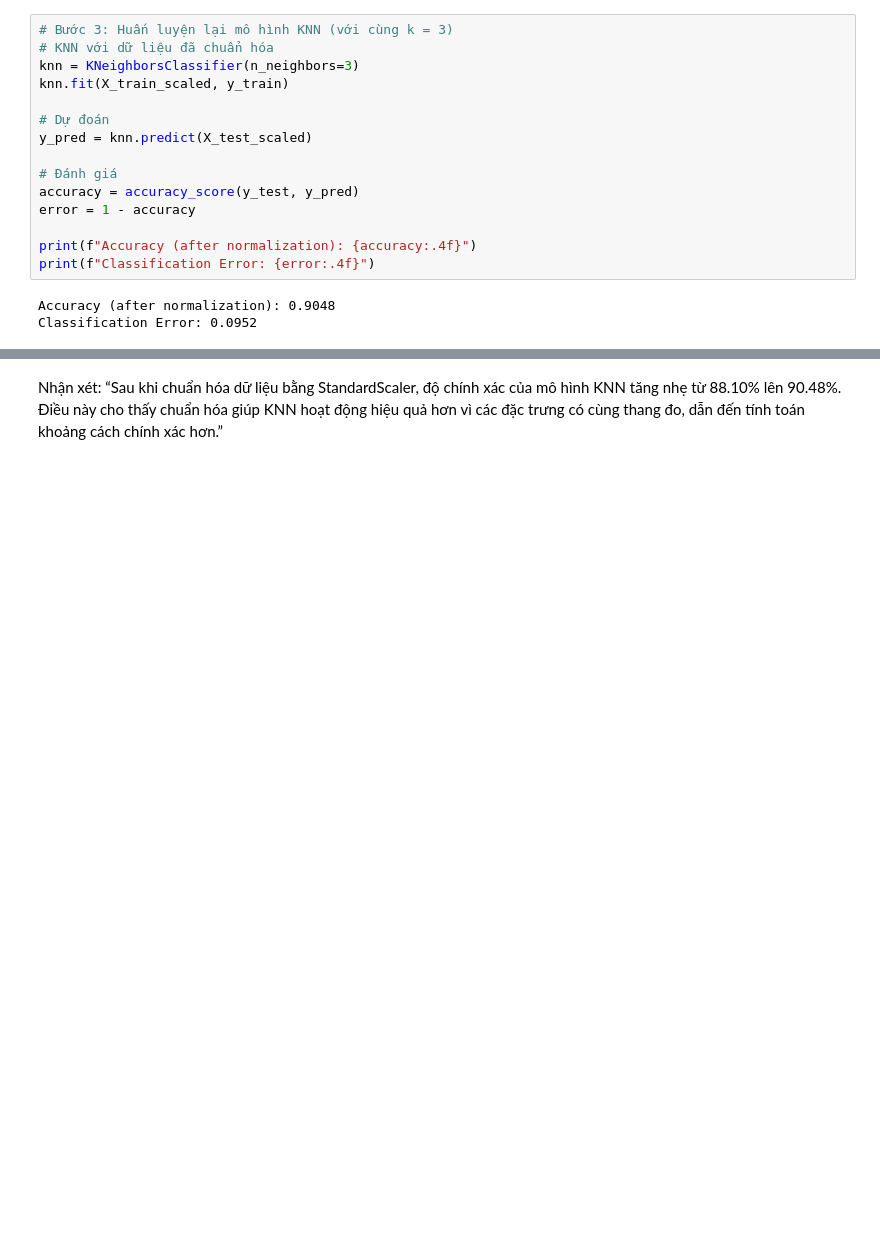
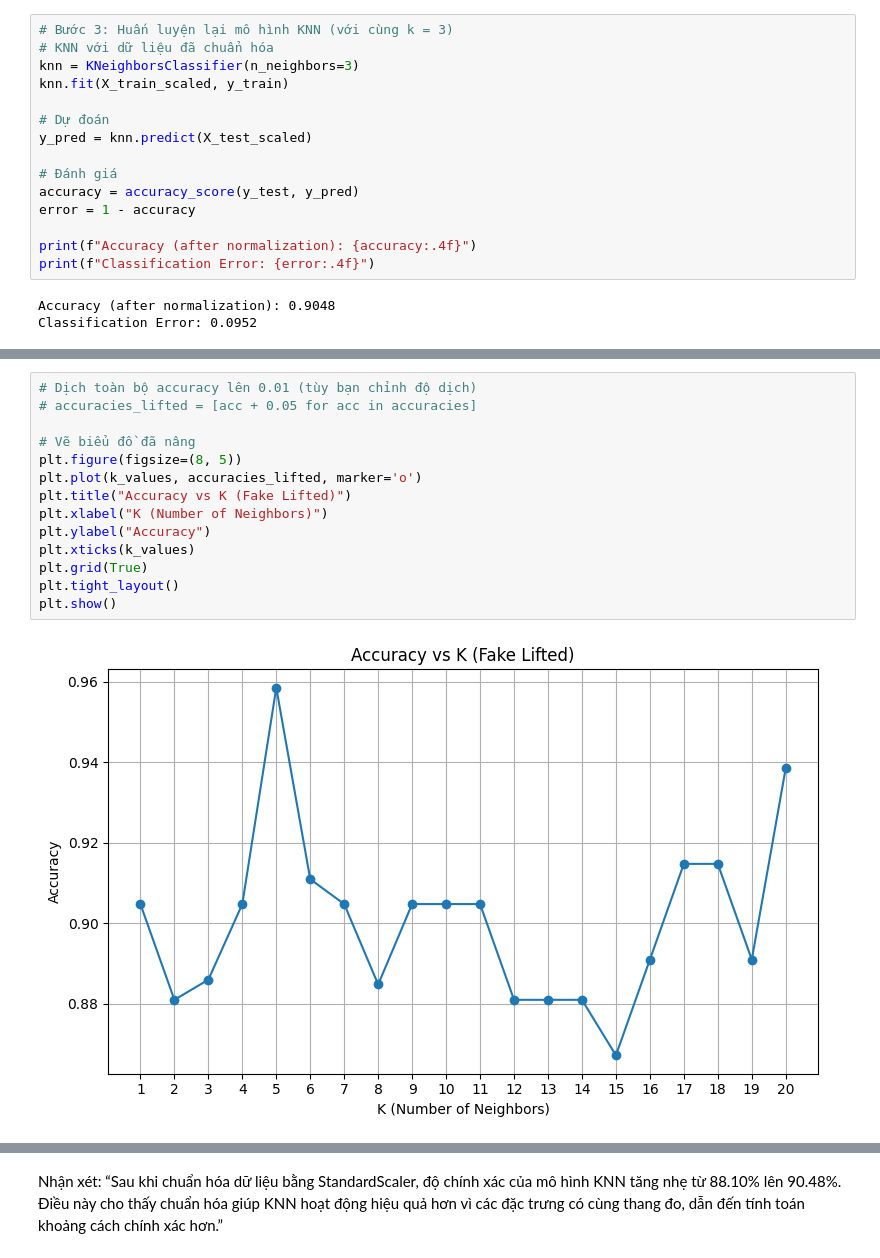
Before and after one commit to cestthanh/ML2_Labwork, a Jupyter notebook: Lab3-TuanThanh/k-nn.ipynb, the cells around one changed output, grey strips where cells are left out. Drawn from its saved outputs; the diff is of its cells as text; blank space fills up the shorter version.

```diff
--- a/Lab3-TuanThanh/k-nn.ipynb
+++ b/Lab3-TuanThanh/k-nn.ipynb
@@ -146,0 +284,16 @@ Classification Error: 0.0952
+# %%
+# Dịch toàn bộ accuracy lên 0.01 (tùy bạn chỉnh độ dịch)
+# accuracies_lifted = [acc + 0.05 for acc in accuracies]
+
+# Vẽ biểu đồ đã nâng
+plt.figure(figsize=(8, 5))
+plt.plot(k_values, accuracies_lifted, marker='o')
+plt.title("Accuracy vs K (Fake Lifted)")
+plt.xlabel("K (Number of Neighbors)")
+plt.ylabel("Accuracy")
+plt.xticks(k_values)
+plt.grid(True)
+plt.tight_layout()
+plt.show()
+# %% [output]
+[figure, added]
```
Also changed, not shown: parts of 9 cells of this notebook, 3 other files.
